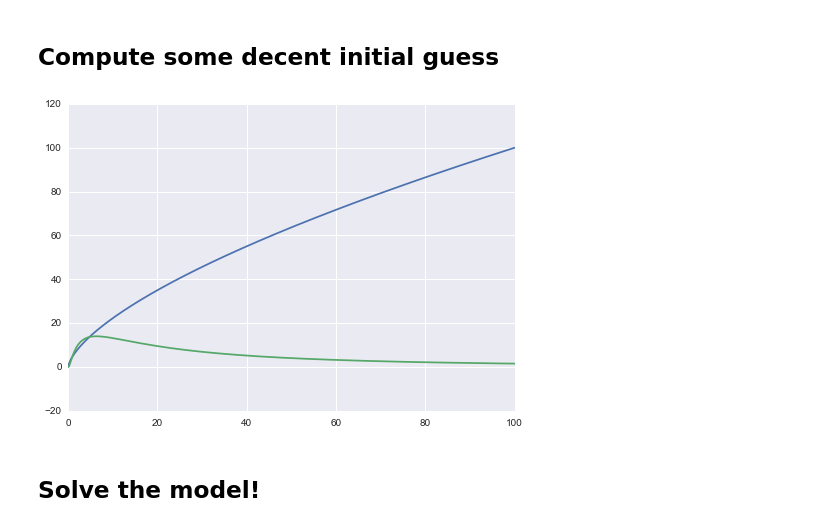
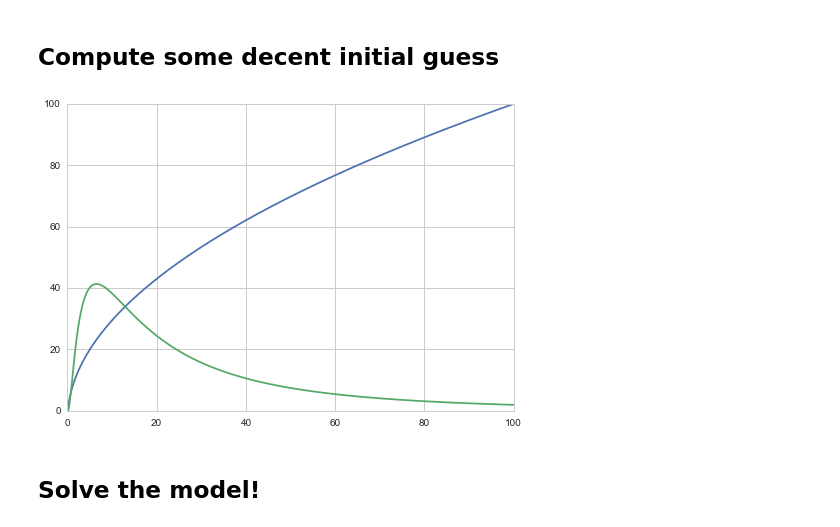
Before and after one commit to davidrpugh/assortative-matching, a Jupyter notebook: examples/positive-assortative-matching.ipynb, the cells around one changed output. Drawn from its saved outputs; the diff is of its cells as text; code cells hidden in the pictures.

```diff
--- a/examples/positive-assortative-matching.ipynb
+++ b/examples/positive-assortative-matching.ipynb
@@ -16,8 +16,8 @@ Need to define some heterogenous factors of production...
 # define some workers skill
 x, loc1, mu1, sigma1 = sym.var('x, loc1, mu1, sigma1')
 skill_cdf = 0.5 + 0.5 * sym.erf((sym.log(x - loc1) - mu1) / sym.sqrt(2 * sigma1**2))
-skill_params = {'loc1': 0.0, 'mu1': 0.0, 'sigma1': 1.0}
-skill_bounds = [1e-2, 1e2]
+skill_params = {'loc1': -1e-1, 'mu1': 0.0, 'sigma1': 1.0}
+skill_bounds = [-skill_params['loc1'], 1e2]
 
 workers = pyam.Input(var=x,
                      cdf=skill_cdf,
@@ -28,8 +28,8 @@ workers = pyam.Input(var=x,
 # define some firms
 y, loc2, mu2, sigma2 = sym.var('y, loc2, mu2, sigma2')
 productivity_cdf = 0.5 + 0.5 * sym.erf((sym.log(y - loc2) - mu2) / sym.sqrt(2 * sigma2**2))
-productivity_params = {'loc2': 0.0, 'mu2': 0.0, 'sigma2': 1.0}
-productivity_bounds = [1e-1, 1e2]
+productivity_params = {'loc2': -1e-1, 'mu2': 0.0, 'sigma2': 1.0}
+productivity_bounds = [-productivity_params['loc2'], 1e2]
 
 firms = pyam.Input(var=y,
                    cdf=productivity_cdf,
@@ -72,16 +72,17 @@ solver = pycollocation.OrthogonalPolynomialSolver(problem)
 # %%
 initial_guess = pyam.OrthogonalPolynomialInitialGuess(solver)
 initial_polys = initial_guess.compute_initial_guess("Chebyshev",
-                                                    degrees={'mu': 75, 'theta': 75},
-                                                    exp=0.65)
+                                                    degrees={'mu': 175, 'theta': 175},
+                                                    exp=0.5)
 # %%
 # quickly plot the initial conditions
+sn.set_style("whitegrid")
 xs = np.linspace(workers.lower, workers.upper, 1000)
 plt.plot(xs, initial_polys['mu'](xs))
 plt.plot(xs, initial_polys['theta'](xs))
 plt.grid('on')
 # %% [output]
-[figure, old version]
+[figure, new version]
 # %% [markdown]
 ## Solve the model!
 # %%
```
Also changed, not shown: parts of 17 cells of this notebook.
